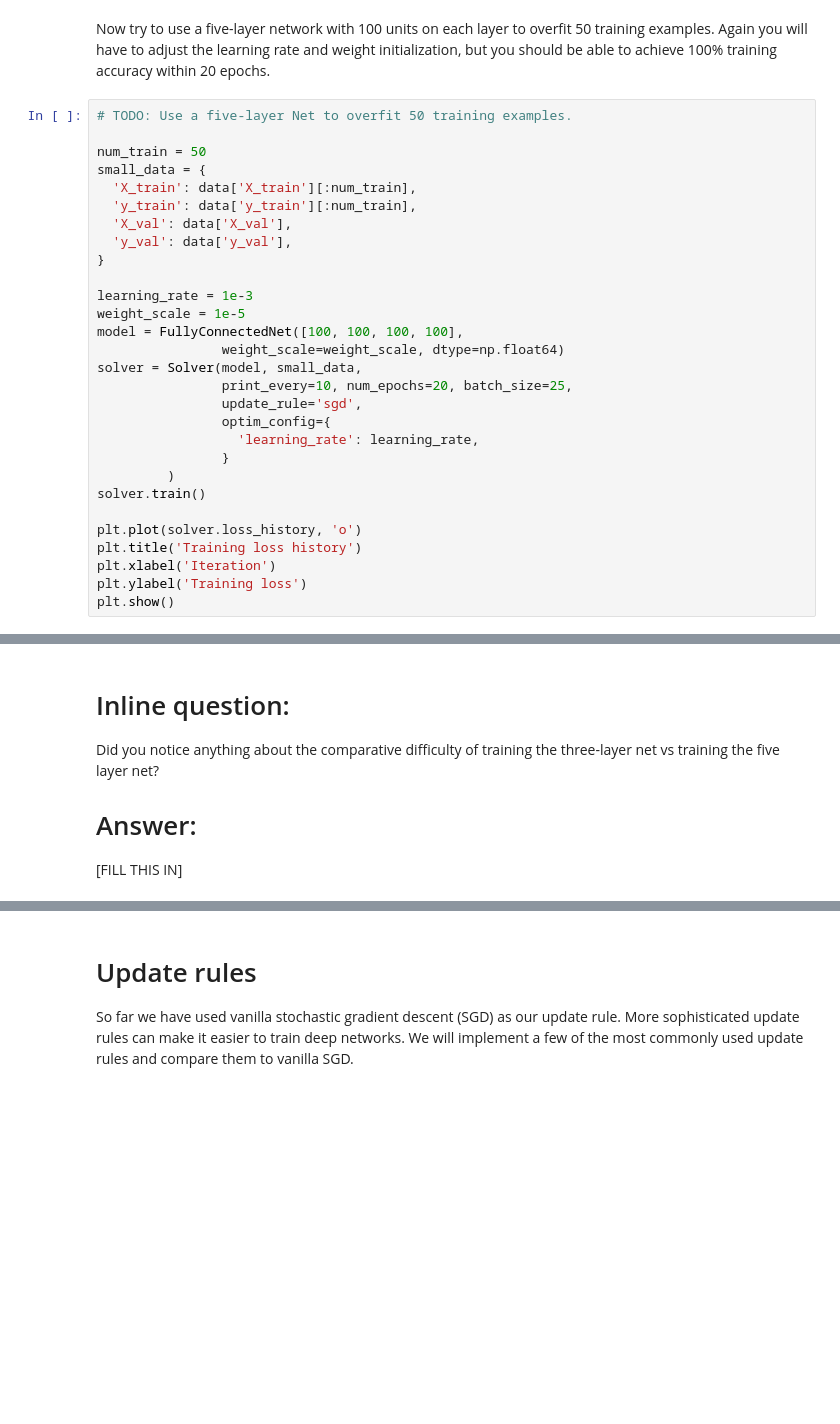
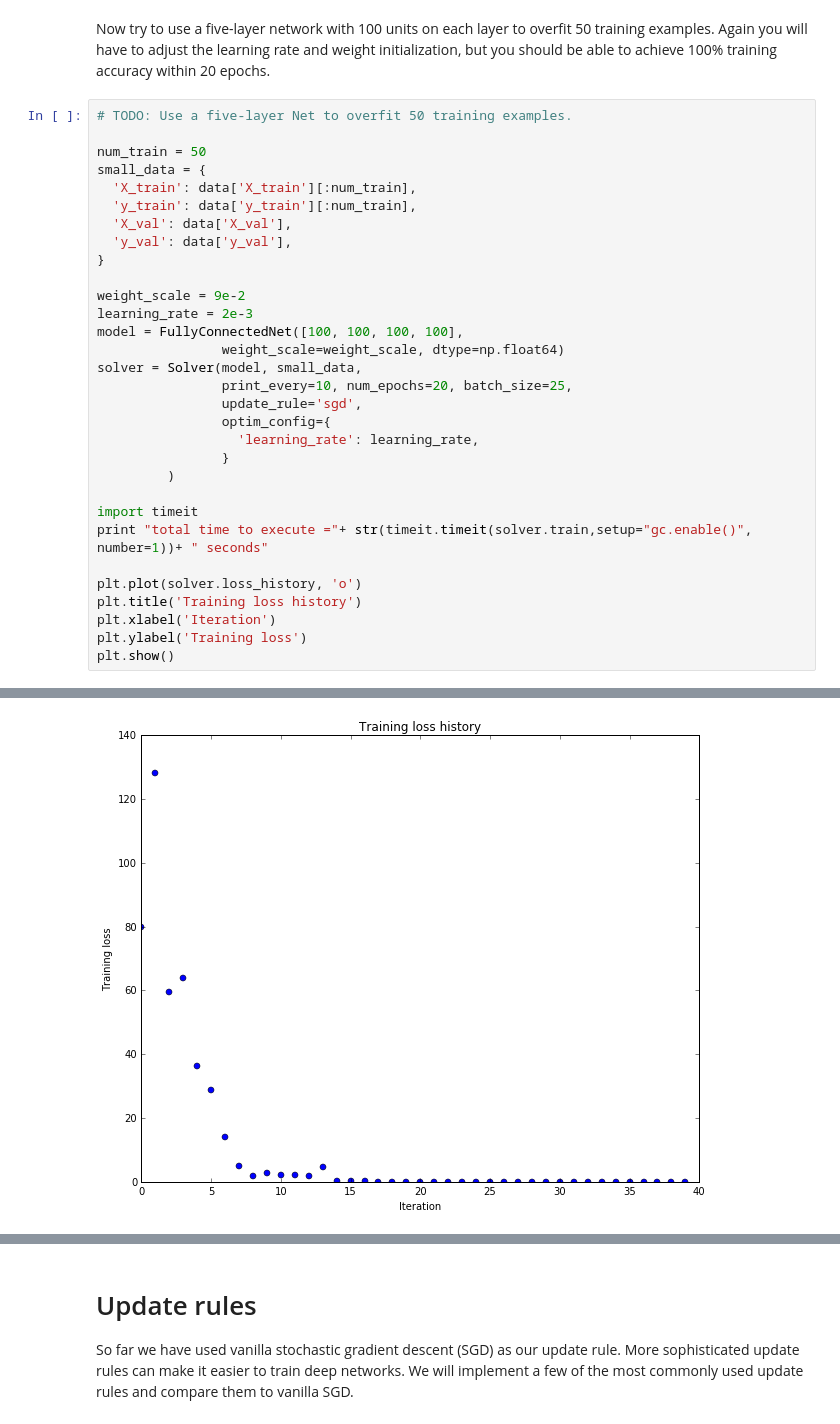
Before and after one commit to kperkins411/CS231n_Assign2, a Jupyter notebook: FullyConnectedNets.ipynb, the cells around one changed output, grey strips where cells are left out. Drawn from its saved outputs; the diff is of its cells as text; blank space fills up the shorter version.

```diff
--- a/FullyConnectedNets.ipynb
+++ b/FullyConnectedNets.ipynb
@@ -449,8 +480,8 @@ small_data = {
   'y_val': data['y_val'],
 }
 
-learning_rate = 1e-3
-weight_scale = 1e-5
+weight_scale = 9e-2
+learning_rate = 2e-3
 model = FullyConnectedNet([100, 100, 100, 100],
                 weight_scale=weight_scale, dtype=np.float64)
 solver = Solver(model, small_data,
@@ -460,10 +491,13 @@ solver = Solver(model, small_data,
                   'learning_rate': learning_rate,
                 }
          )
-solver.train()
+
+import timeit
+print "total time to execute ="+ str(timeit.timeit(solver.train,setup="gc.enable()", number=1))+ " seconds"
 
 plt.plot(solver.loss_history, 'o')
 plt.title('Training loss history')
 plt.xlabel('Iteration')
 plt.ylabel('Training loss')
 plt.show()
+# %% [output]
@@ -470,6 +521 @@ plt.show()
+[figure, added]
-# %% [markdown]
-# Inline question:
-Did you notice anything about the comparative difficulty of training the three-layer net vs training the five layer net?
-
-# Answer:
-[FILL THIS IN]
```
Also changed, not shown: parts of 9 cells of this notebook, 2 other files.
